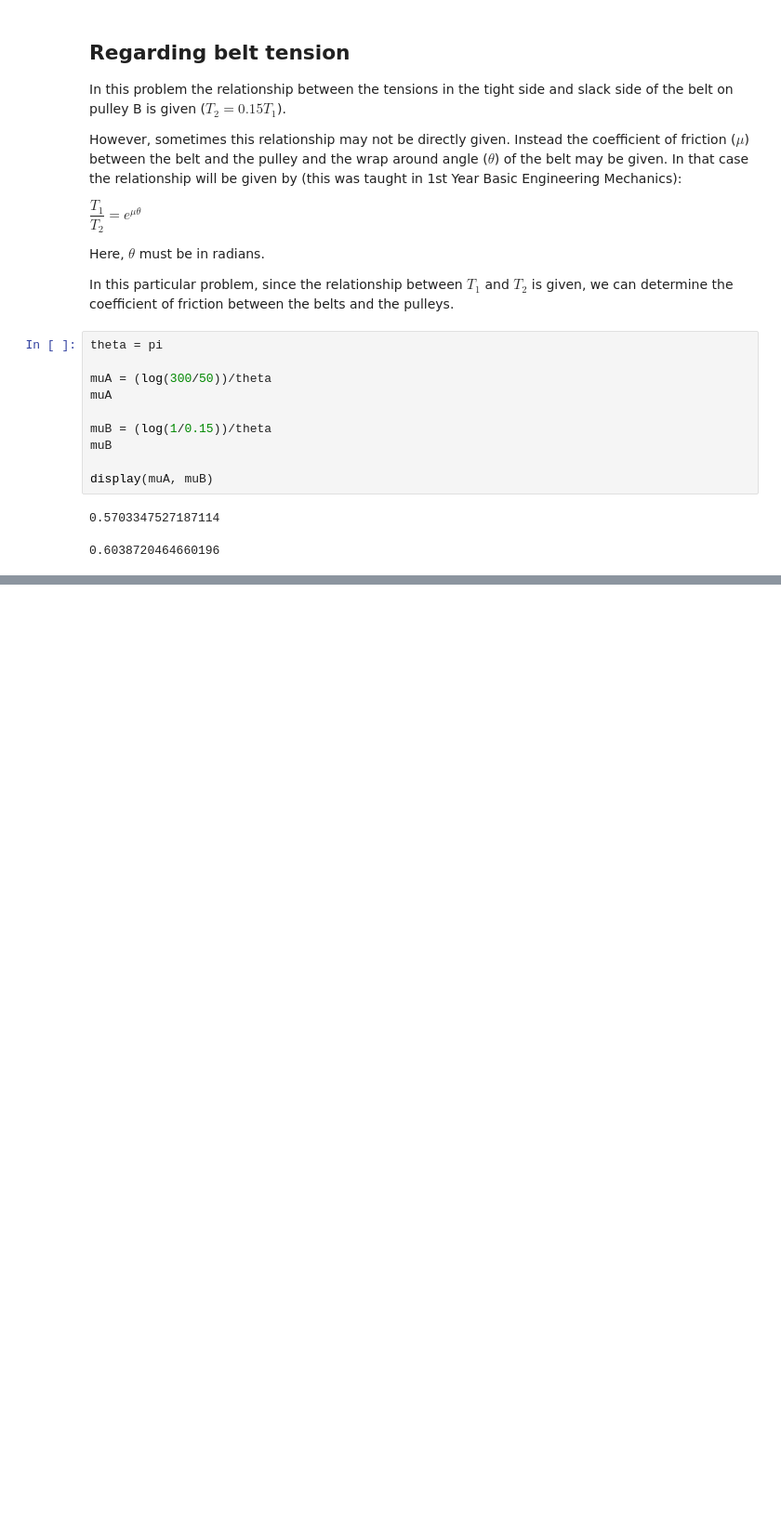
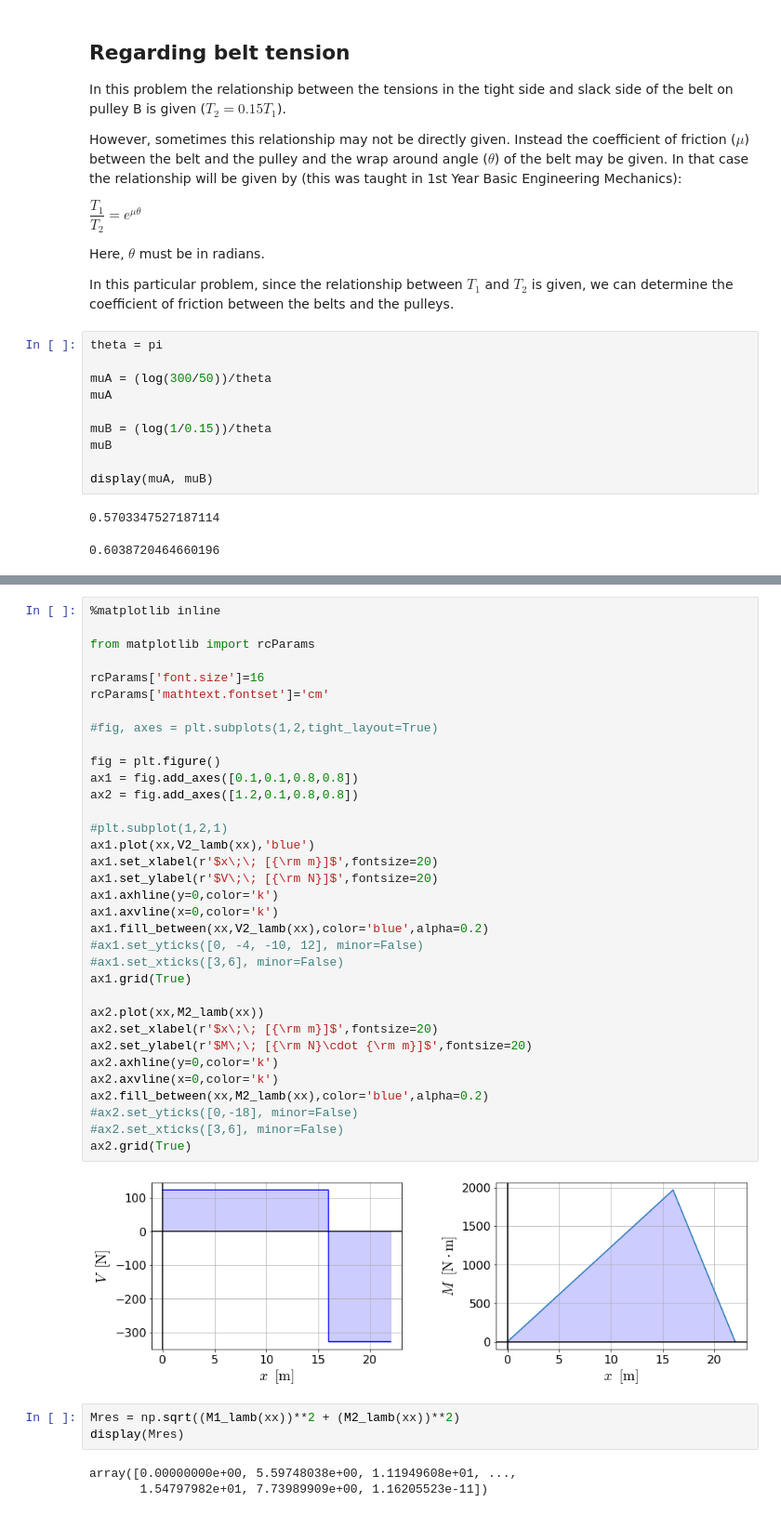
Before and after one commit to jeevanjyoti4/dome, a Jupyter notebook: TS4/generic_shaft_design.ipynb, the cells around one changed output, grey strips where cells are left out. Shown at 93% size. Saved outputs shown, nothing was run; the diff lists cells and outputs as text; blank space fills up the shorter version.

```diff
--- a/TS4/generic_shaft_design.ipynb
+++ b/TS4/generic_shaft_design.ipynb
@@ -87,0 +172,42 @@ display(muA, muB)
+# %%
+%matplotlib inline
+
+from matplotlib import rcParams
+
+rcParams['font.size']=16
+rcParams['mathtext.fontset']='cm'
+
+#fig, axes = plt.subplots(1,2,tight_layout=True)
+
+fig = plt.figure()
+ax1 = fig.add_axes([0.1,0.1,0.8,0.8])
+ax2 = fig.add_axes([1.2,0.1,0.8,0.8])
+
+#plt.subplot(1,2,1)
+ax1.plot(xx,V2_lamb(xx),'blue')
+ax1.set_xlabel(r'$x\;\; [{\rm m}]$',fontsize=20)
+ax1.set_ylabel(r'$V\;\; [{\rm N}]$',fontsize=20)
+ax1.axhline(y=0,color='k')
+ax1.axvline(x=0,color='k')
+ax1.fill_between(xx,V2_lamb(xx),color='blue',alpha=0.2)
+#ax1.set_yticks([0, -4, -10, 12], minor=False)
+#ax1.set_xticks([3,6], minor=False)
+ax1.grid(True)
+
+ax2.plot(xx,M2_lamb(xx))
+ax2.set_xlabel(r'$x\;\; [{\rm m}]$',fontsize=20)
+ax2.set_ylabel(r'$M\;\; [{\rm N}\cdot {\rm m}]$',fontsize=20)
+ax2.axhline(y=0,color='k')
+ax2.axvline(x=0,color='k')
+ax2.fill_between(xx,M2_lamb(xx),color='blue',alpha=0.2)
+#ax2.set_yticks([0,-18], minor=False)
+#ax2.set_xticks([3,6], minor=False)
+ax2.grid(True)
+# %% [output]
+[figure, added]
+# %%
+Mres = np.sqrt((M1_lamb(xx))**2 + (M2_lamb(xx))**2)
+display(Mres)
+# %% [output]
+array([0.00000000e+00, 5.59748038e+00, 1.11949608e+01, ...,
+       1.54797982e+01, 7.73989909e+00, 1.16205523e-11])
```
Also changed, not shown: parts of 12 cells of this notebook.
